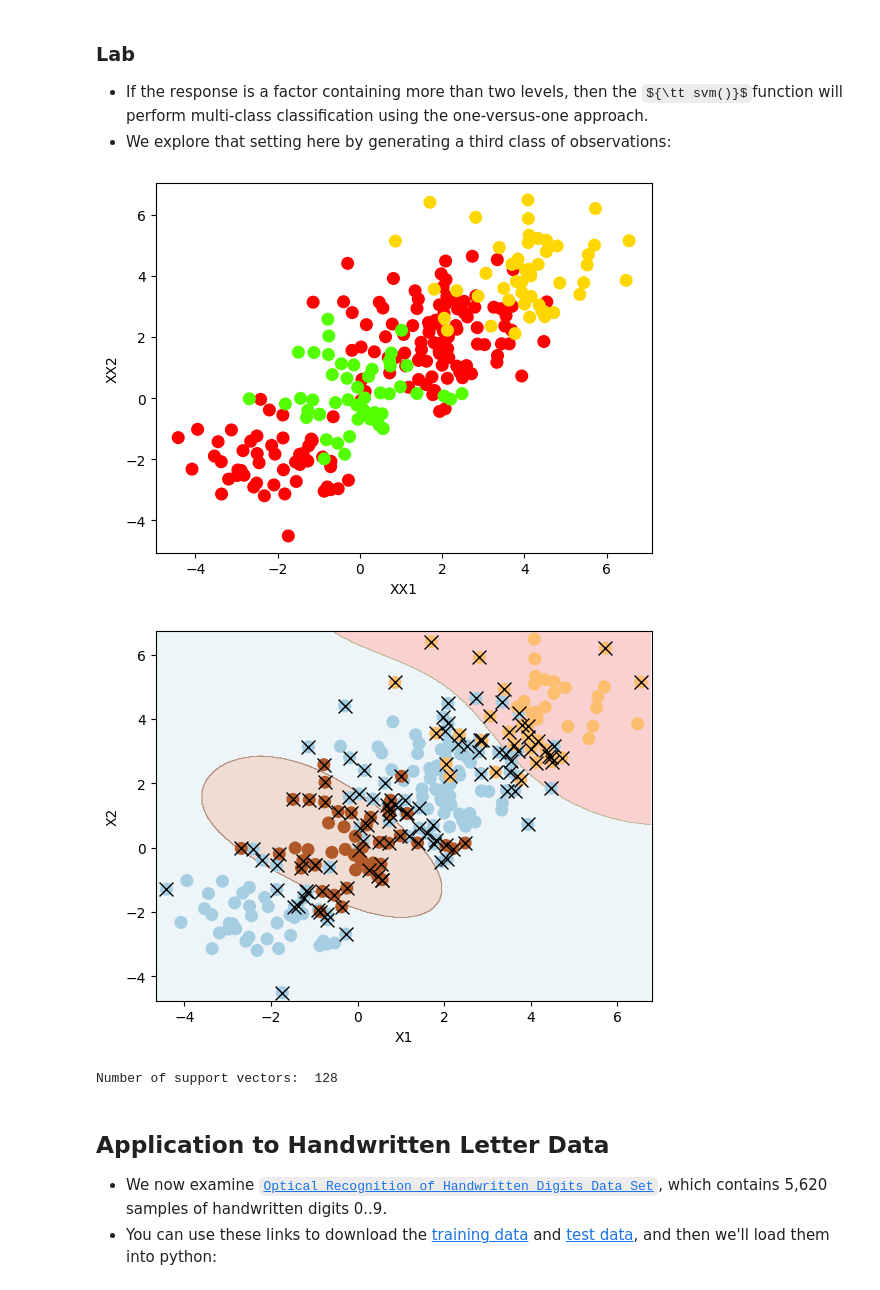
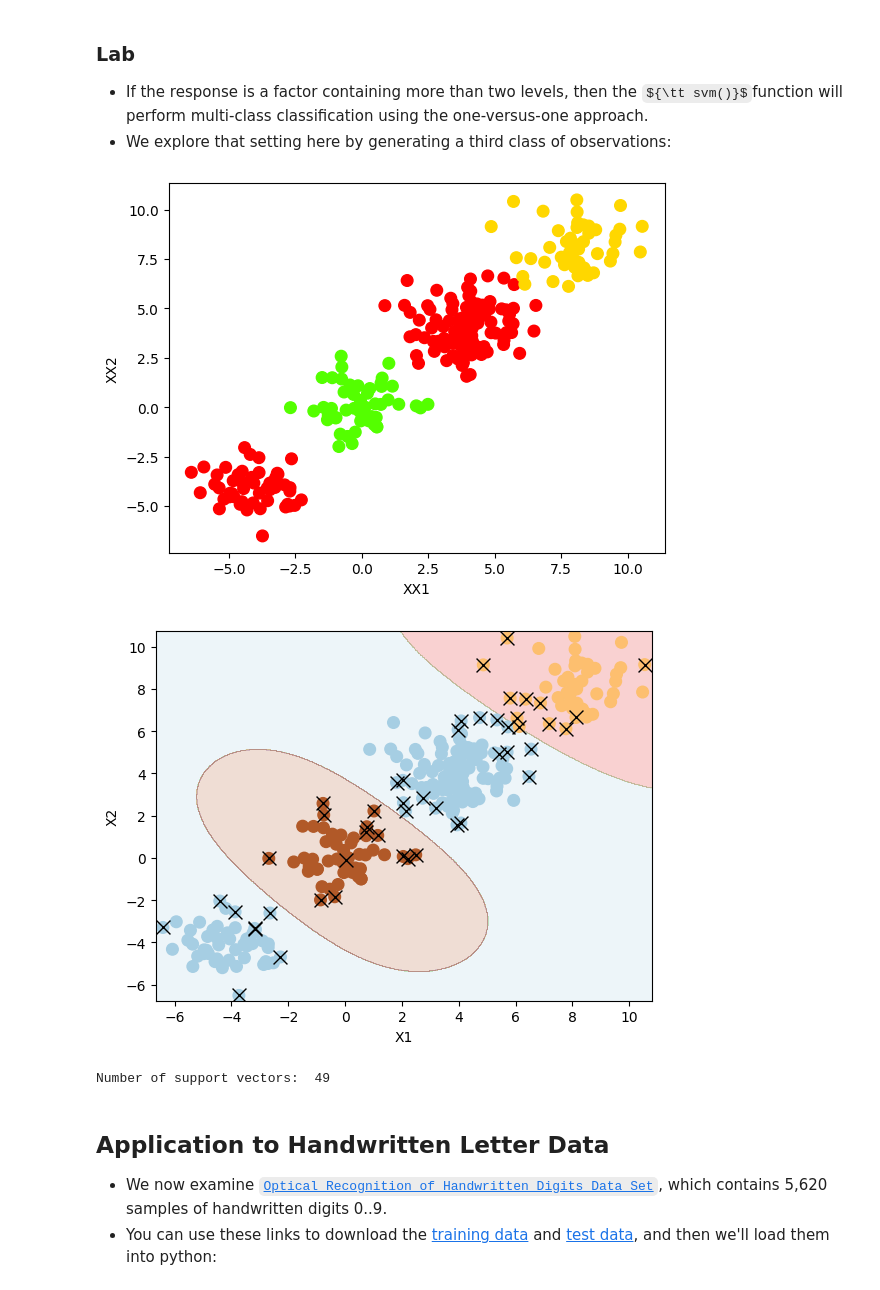
Before and after one commit to muzaffarizamuddin/machine-learning-course, a Jupyter notebook: Week9.ipynb, the cells around one changed output. Cells and saved outputs as stored; diff of their text form; code cells hidden in the pictures; some formulas as TeX source.

```diff
--- a/Week9.ipynb
+++ b/Week9.ipynb
@@ -356,8 +376,8 @@ from sklearn.model_selection import train_test_split
 
 np.random.seed(8)
 X = np.random.randn(200,2)
-X[:100] = X[:100] +2
-X[101:150] = X[101:150] -2
+X[:100] = X[:100] +4
+X[101:150] = X[101:150] -4
 y = np.concatenate([np.repeat(-1, 150), np.repeat(1,50)])
 
 X_train, X_test, y_train, y_test = train_test_split(X, y, train_size=0.5, random_state=2)
@@ -533,23 +571,23 @@ plt.show()
 # %%
 np.random.seed(8)
 XX = np.vstack([X, np.random.randn(50,2)])
 yy = np.hstack([y, np.repeat(0,50)])
-XX[yy ==0] = XX[yy == 0] +4
+XX[yy ==0] = XX[yy == 0] +8
 
 plt.scatter(XX[:,0], XX[:,1], s=70, c=yy, cmap=plt.cm.prism)
 plt.xlabel('XX1')
 plt.ylabel('XX2')
 plt.show()
 # %% [output]
-[figure, old version]
+[figure, new version]
 # %%
 # Fitting an SVM to multiclass data uses identical syntax to fitting a simple two-class model:
 svm5 = SVC(C=1, kernel='rbf')
 svm5.fit(XX, yy)
 plot_svc(svm5, XX, yy)
 # %% [output]
-[figure, old version]
+[figure, new version]
-Number of support vectors:  128
+Number of support vectors:  49
 # %% [markdown]
 ## Application to Handwritten Letter Data
 
```
Also changed, not shown: parts of 33 cells of this notebook.
